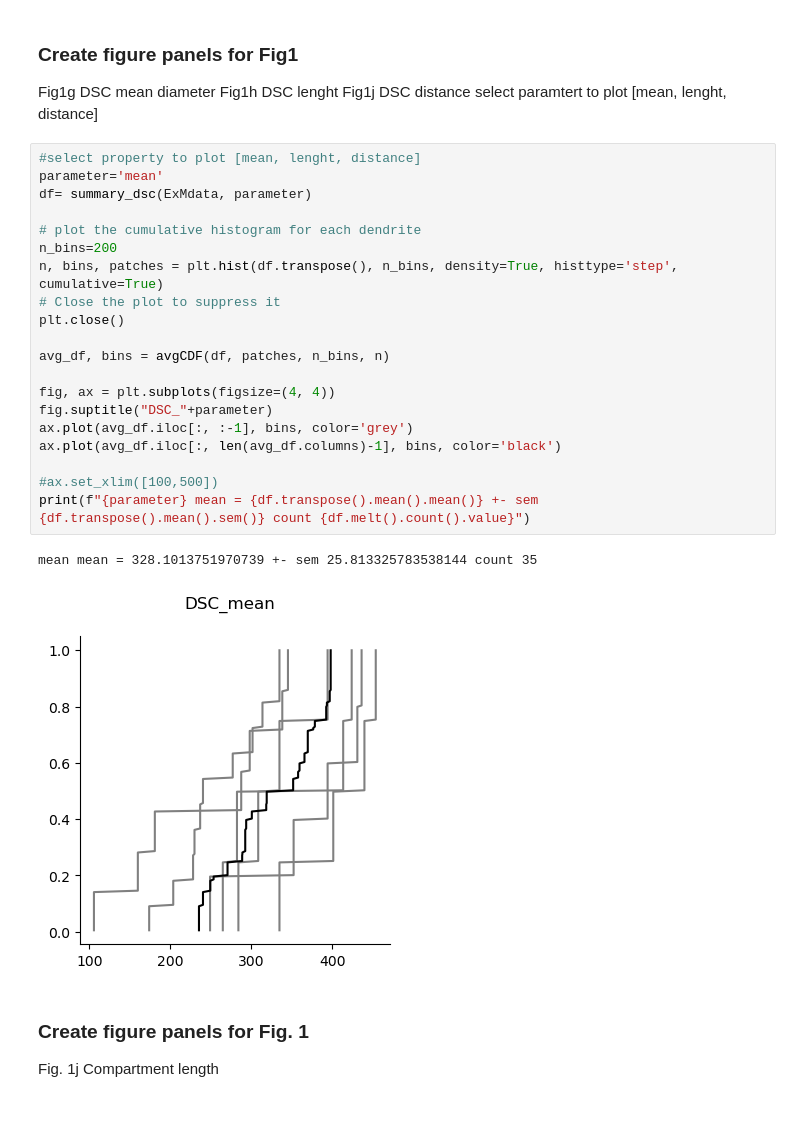
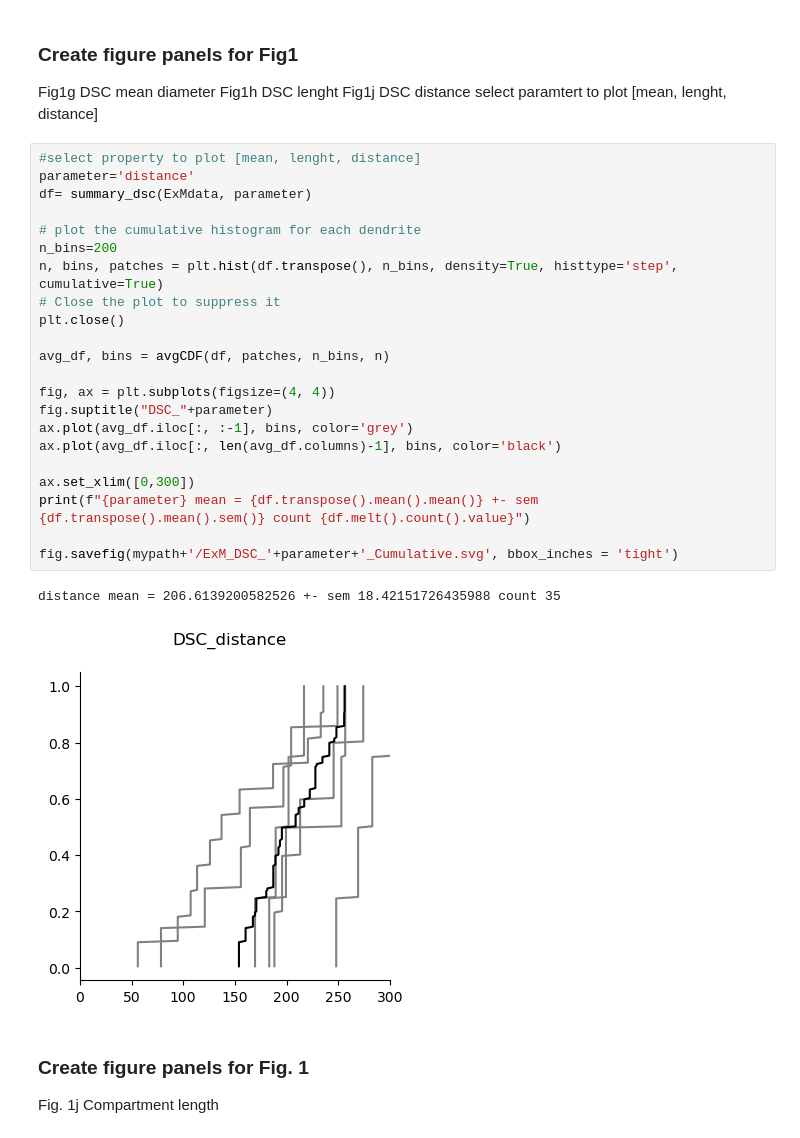
Before and after one commit to tonykelly00/DSC_morphology_pipeline, a Jupyter notebook: notebooks/ExM_analysis.ipynb, the cells around one changed output. Cells and saved outputs as stored; diff of their text form.

```diff
--- a/notebooks/ExM_analysis.ipynb
+++ b/notebooks/ExM_analysis.ipynb
@@ -132,27 +132,29 @@ Fig1j DSC distance
 select paramtert to plot [mean, lenght, distance]
 # %%
 #select property to plot [mean, lenght, distance]
-parameter='mean'
+parameter='distance'
 df= summary_dsc(ExMdata, parameter)
 
 # plot the cumulative histogram for each dendrite
 n_bins=200
 n, bins, patches = plt.hist(df.transpose(), n_bins, density=True, histtype='step', cumulative=True)
 # Close the plot to suppress it
 plt.close()
 
 avg_df, bins = avgCDF(df, patches, n_bins, n)
 
 fig, ax = plt.subplots(figsize=(4, 4))
 fig.suptitle("DSC_"+parameter)
 ax.plot(avg_df.iloc[:, :-1], bins, color='grey')
 ax.plot(avg_df.iloc[:, len(avg_df.columns)-1], bins, color='black')
 
-#ax.set_xlim([100,500])
+ax.set_xlim([0,300])
 print(f"{parameter} mean = {df.transpose().mean().mean()} +- sem {df.transpose().mean().sem()} count {df.melt().count().value}")
+
+fig.savefig(mypath+'/ExM_DSC_'+parameter+'_Cumulative.svg', bbox_inches = 'tight')
 # %% [output]
-mean mean = 328.1013751970739 +- sem 25.813325783538144 count 35
+distance mean = 206.6139200582526 +- sem 18.42151726435988 count 35
-[figure, old version]
+[figure, new version]
 # %% [markdown]
 ### Create figure panels for Fig. 1
 Fig. 1j Compartment length
```
Also changed, not shown: parts of 2 cells of this notebook, 5 other files.
